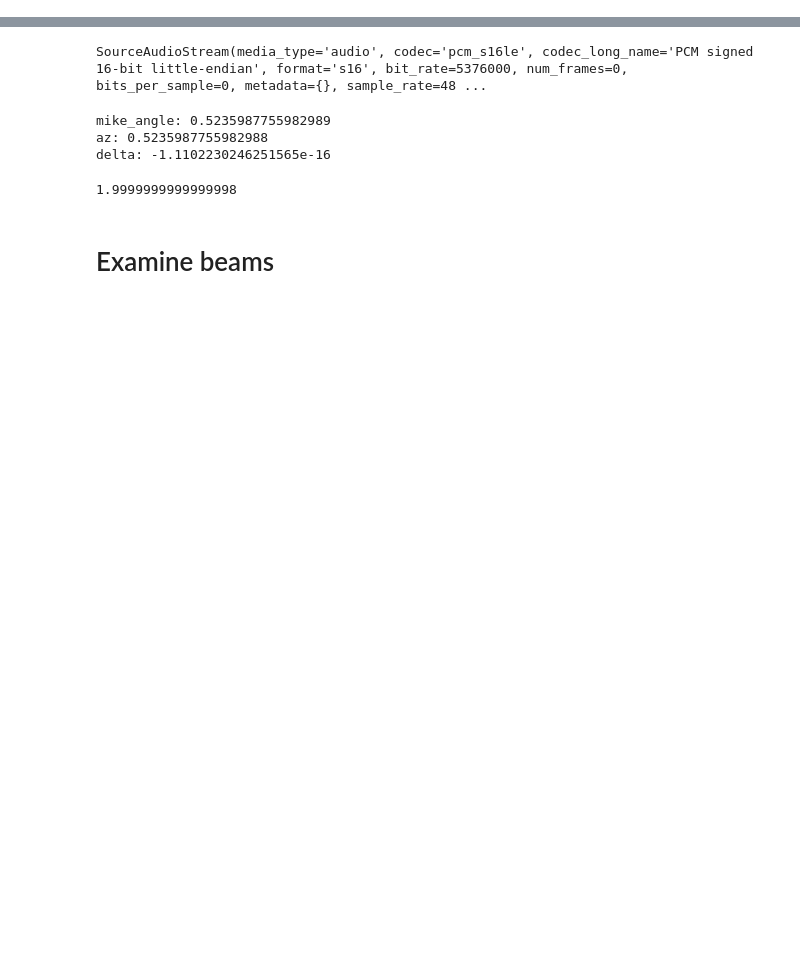
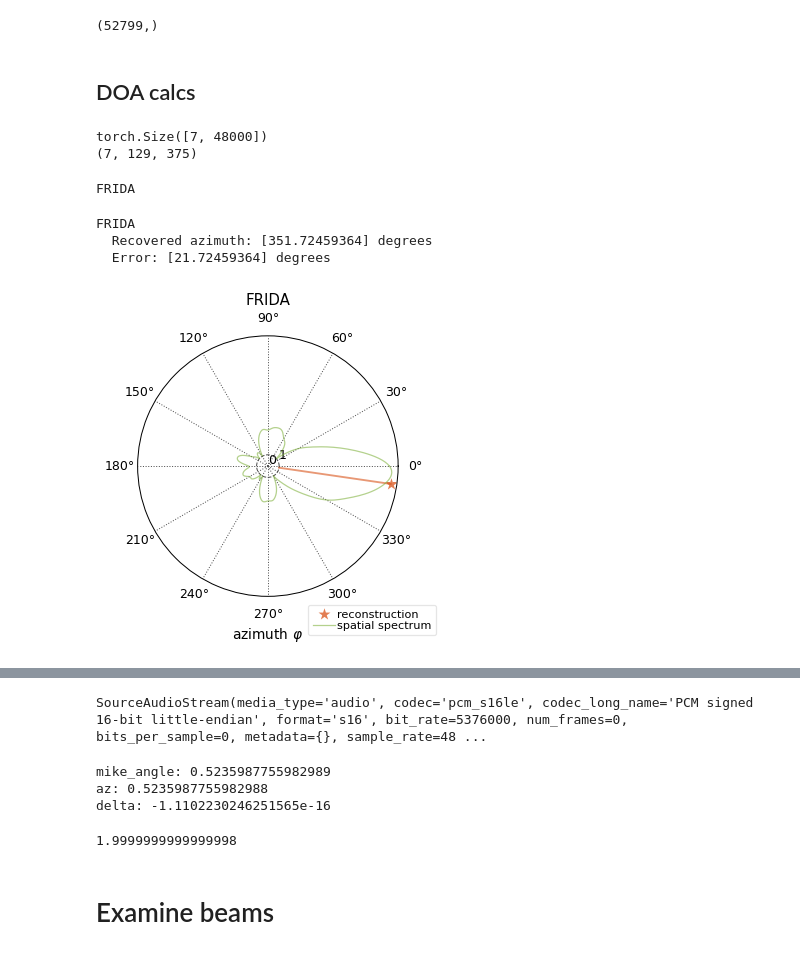
Before and after one commit to roboav8r/GrACIAS, a Jupyter notebook: audio_dev.ipynb, the cells around one changed output, grey strips where cells are left out. Drawn from its saved outputs; the diff is of its cells as text; code cells hidden in the pictures; blank space fills up the shorter version.

```diff
--- a/audio_dev.ipynb
+++ b/audio_dev.ipynb
@@ -0,0 +89,57 @@
+# %%
+proc.shape
+# %% [output]
+(52799,)
+# %% [markdown]
+## DOA calcs
+# %%
+# Load signal data from mike array
+signals = torch.load('../../frame_data_recovered.pt')
+print(signals.T.shape)
+
+# compute STFT
+nfft=256
+fs=48000
+c=343.0
+freq_bins = np.arange(15, 300)  # FFT bins to use for estimation
+X = np.array(
+    [
+        pra.transform.stft.analysis(signal, nfft, nfft // 2).T
+        for signal in signals.T
+    ]
+)
+print(X.shape)
+# %% [output]
+torch.Size([7, 48000])
+(7, 129, 375)
+# %%
+##############################################
+# Now we can test all the algorithms available
+algo_names = sorted(pra.doa.algorithms.keys())
+algo_names = ['FRIDA']
+azimuth=330*np.pi/180
+
+for algo_name in algo_names:
+    print(algo_name)
+    # Construct the new DOA object
+    # the max_four parameter is necessary for FRIDA only
+    doa = pra.doa.algorithms[algo_name](kinect_R, fs, nfft, c=c, max_four=4)
+
+    # this call here perform localization on the frames in X
+    doa.locate_sources(X, freq_bins=freq_bins)
+
+    doa.polar_plt_dirac()
+    plt.title(algo_name)
+
+    # doa.azimuth_recon contains the reconstructed location of the source
+    print(algo_name)
+    print("  Recovered azimuth:", doa.azimuth_recon / np.pi * 180.0, "degrees")
+    print("  Error:", circ_dist(azimuth, doa.azimuth_recon) / np.pi * 180.0, "degrees")
+
+plt.show()
+# %% [output]
+FRIDA
+FRIDA
+  Recovered azimuth: [351.72459364] degrees
+  Error: [21.72459364] degrees
+[figure, added]
```
Also changed, not shown: parts of 10 cells of this notebook, 3 other files.
